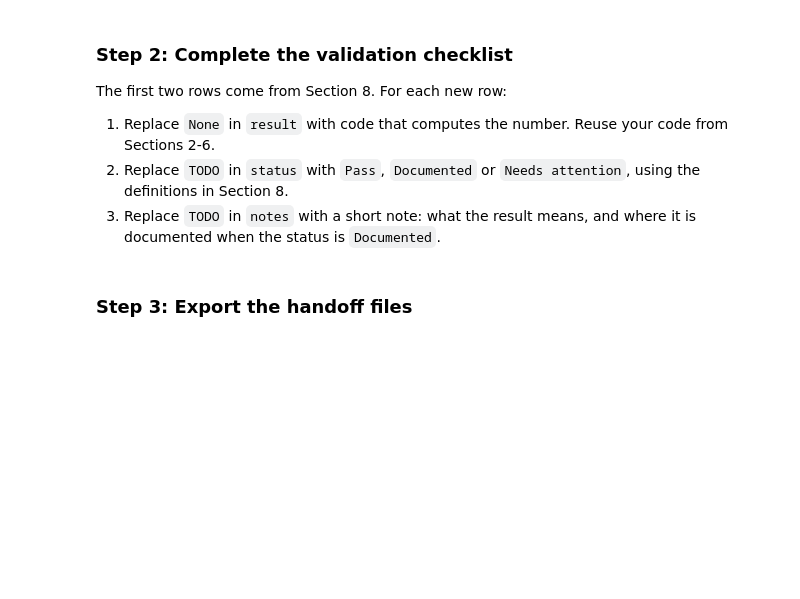
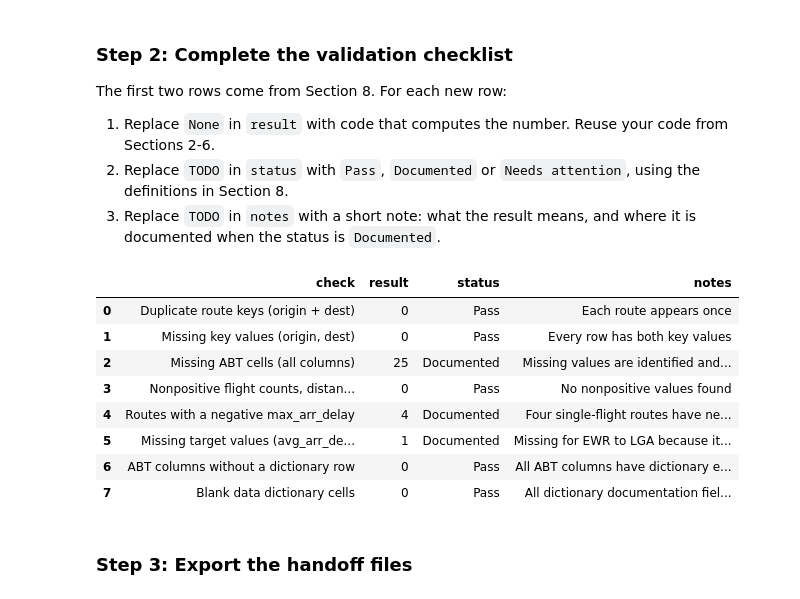
Before and after one commit to Timibab/week11ban6003, a Jupyter notebook: notebooks/module11_abt_documentation_guided_lab.ipynb, the cells around one changed output. Drawn from its saved outputs; the diff is of its cells as text; code cells hidden in the pictures; blank space fills up the shorter version.

Commit message:
Complete Module 11 ABT documentation lab

```diff
--- a/notebooks/module11_abt_documentation_guided_lab.ipynb
+++ b/notebooks/module11_abt_documentation_guided_lab.ipynb
@@ -524,23 +728,85 @@ The first two rows come from Section 8. For each new row:
 2. Replace `TODO` in `status` with `Pass`, `Documented` or `Needs attention`, using the definitions in Section 8.
 3. Replace `TODO` in `notes` with a short note: what the result means, and where it is documented when the status is `Documented`.
 # %%
+
 # Offline Assignment, step 2 - complete the validation checklist.
-# Hints:
-# - Missing ABT cells: .isna().sum().sum() on route_abt.
-# - Nonpositive values: add up the three Boolean checks from Section 4.
-# - Negative max_arr_delay: the condition from Your Turn 3, then .sum().
-# - ABT columns without a dictionary row: compare route_abt.columns with data_dictionary["column_name"].
-# - Blank dictionary cells: select doc_fields, .fillna(""), strip whitespace, compare to "", then sum twice.
+
+# Calculate validation results
+missing_abt_cells = route_abt.isna().sum().sum()
+
+nonpositive_values = (
+    (route_abt["flight_count"] <= 0).sum()
+    + (route_abt["avg_distance"] <= 0).sum()
+    + (route_abt["avg_air_time"] <= 0).sum()
+)
+
+negative_max_delay_routes = (route_abt["max_arr_delay"] < 0).sum()
+
+missing_target_values = route_abt["avg_arr_delay"].isna().sum()
+
+columns_without_dictionary = len(
+    set(route_abt.columns) - set(data_dictionary["column_name"])
+)
+
+blank_dictionary_cells = (
+    data_dictionary[doc_fields]
+    .fillna("")
+    .apply(lambda col: col.astype(str).str.strip().eq(""))
+    .sum()
+    .sum()
+)
+
+# Build the completed checklist
 validation_checklist = pd.DataFrame(checklist_rows + [
-    {"check": "Missing ABT cells (all columns)", "result": None, "status": "TODO", "notes": "TODO"},
-    {"check": "Nonpositive flight counts, distances and air times", "result": None, "status": "TODO", "notes": "TODO"},
-    {"check": "Routes with a negative max_arr_delay", "result": None, "status": "TODO", "notes": "TODO"},
-    {"check": "Missing target values (avg_arr_delay)", "result": None, "status": "TODO", "notes": "TODO"},
-    {"check": "ABT columns without a dictionary row", "result": None, "status": "TODO", "notes": "TODO"},
-    {"check": "Blank data dictionary cells", "result": None, "status": "TODO", "notes": "TODO"},
+    {
+        "check": "Missing ABT cells (all columns)",
+        "result": missing_abt_cells,
+        "status": "Documented" if missing_abt_cells > 0 else "Pass",
+        "notes": "Missing values are identified and explained in the data dictionary"
+    },
+    {
+        "check": "Nonpositive flight counts, distances and air times",
+        "result": nonpositive_values,
+        "status": "Pass" if nonpositive_values == 0 else "Needs attention",
+        "notes": "No nonpositive values found" if nonpositive_values == 0 else "Review and document nonpositive values"
+    },
+    {
+        "check": "Routes with a negative max_arr_delay",
+        "result": negative_max_delay_routes,
+        "status": "Documented" if negative_max_delay_routes > 0 else "Pass",
+        "notes": "Four single-flight routes have negative maximum delays; negative delays mean flights arrived early"
+    },
+    {
+        "check": "Missing target values (avg_arr_delay)",
+        "result": missing_target_values,
+        "status": "Documented" if missing_target_values > 0 else "Pass",
+        "notes": "Missing for EWR to LGA because its only flight was cancelled"
+    },
+    {
+        "check": "ABT columns without a dictionary row",
+        "result": columns_without_dictionary,
+        "status": "Pass" if columns_without_dictionary == 0 else "Needs attention",
+        "notes": "All ABT columns have dictionary entries" if columns_without_dictionary == 0 else "Some ABT columns still need documentation"
+    },
+    {
+        "check": "Blank data dictionary cells",
+        "result": blank_dictionary_cells,
+        "status": "Pass" if blank_dictionary_cells == 0 else "Needs attention",
+        "notes": "All dictionary documentation fields are complete" if blank_dictionary_cells == 0 else "Some dictionary fields are still blank"
+    },
 ])
 
 validation_checklist
+# %% [output]
+|  | check | result | status | notes |
+| 0 | Duplicate route keys (origin + dest) | 0 | Pass | Each route appears once |
+| 1 | Missing key values (origin, dest) | 0 | Pass | Every row has both key values |
+| 2 | Missing ABT cells (all columns) | 25 | Documented | Missing values are identified and... |
+| 3 | Nonpositive flight counts, distan... | 0 | Pass | No nonpositive values found |
+| 4 | Routes with a negative max_arr_delay | 4 | Documented | Four single-flight routes have ne... |
+| 5 | Missing target values (avg_arr_de... | 1 | Documented | Missing for EWR to LGA because it... |
+| 6 | ABT columns without a dictionary row | 0 | Pass | All ABT columns have dictionary e... |
+| 7 | Blank data dictionary cells | 0 | Pass | All dictionary documentation fiel... |
 # %% [markdown]
 ### Step 3: Export the handoff files
 # %%
```
Also changed, not shown: parts of 30 cells of this notebook, 3 other files.
